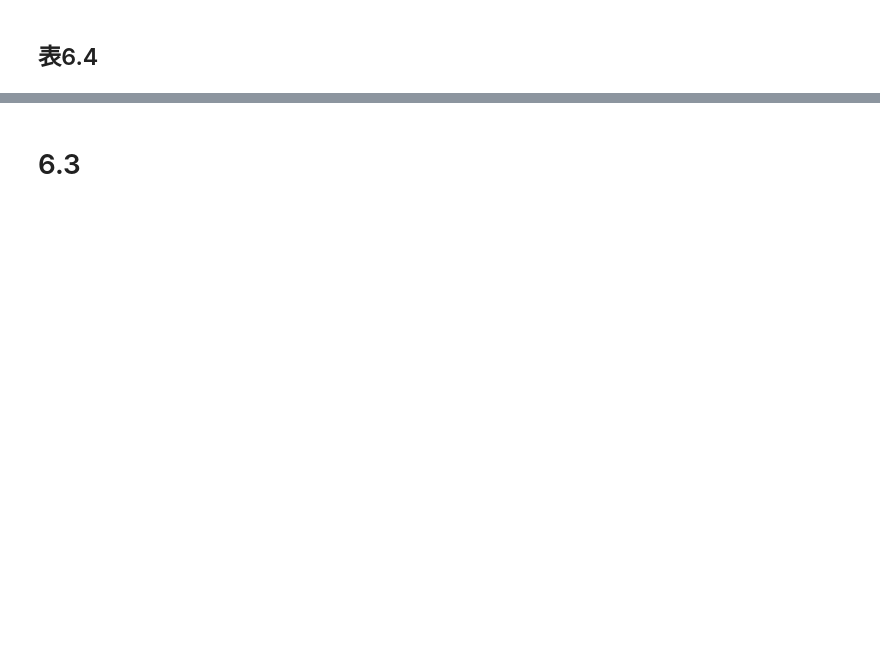
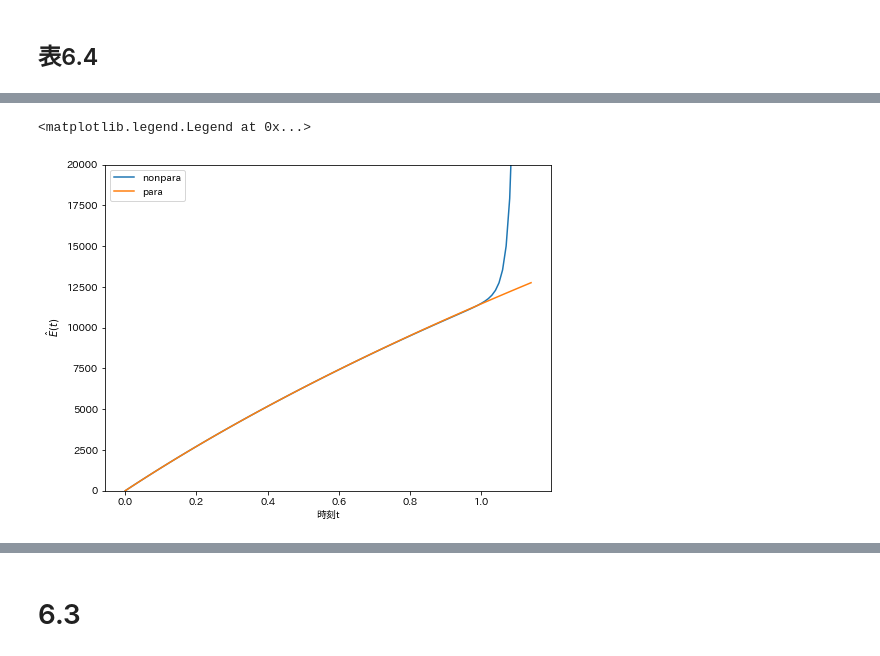
Before and after one commit to hirofsgit/Python, a Jupyter notebook: Chap6.ipynb, the cells around one changed output, grey strips where cells are left out. Cells and saved outputs as stored; diff of their text form; code cells hidden in the pictures; blank space fills up the shorter version.

```diff
--- a/Chap6.ipynb
+++ b/Chap6.ipynb
@@ -179,0 +246,3 @@ ta
+# %%
+results_2 = optimize.minimize(likelihood_2 ,x0=[0.1,90.00],bounds=[[0, np.inf], [0, np.inf]])
+results_2
@@ -179,0 +260,4 @@ ta
+# %%
+nu,sigma = results_2.x
+print('nu_hat :', nu)
+print('sigma_hat :' ,sigma)
@@ -228,0 +412,9 @@ sd_shake(1)
+# %%
+#t>1を考えてみる
+T = 115
+index_tb = [i/100 for i in range(T)]
+Enonpara_shake_list_2 = [Enonpara_shake(t/100) for t in range(T)]
+Enonpara_shake_hat_2 = pd.DataFrame({'E(t)': Enonpara_shake_list_2},index = index_tb)
+Epara_shake_list_2 = [Epara_shake(t/100) for t in range(T)]
+Epara_shake_hat_2 = pd.DataFrame( {'Epara(t)': Epara_shake_list_2},index = index_tb)
+table_et_2 = pd.concat([Enonpara_shake_hat_2,Epara_shake_hat_2],axis = 1)
@@ -229,2 +437,17 @@ sd_shake(1)
+# %%
+x=index_tb
+e_p = Epara_shake_list_2
+e_np = Enonpara_shake_list_2
+plt.figure(figsize=(8,6))
+plt.plot(x,e_np,label='nonpara')
+plt.plot(x,e_p,label='para')
+#plt.errorbar(x,e_np,yerr=sd_shake_hat_list, capsize=3, ecolor='black', mfc='None')
+plt.ylim(0,20000)
+plt.xlabel('時刻t')
+plt.ylabel('$ \hat{E}(t)$')
+plt.legend()
+# %% [output]
+<matplotlib.legend.Legend at 0x...>
+[figure, added]
 # %%
 sum(y)
```
Also changed, not shown: parts of 56 cells of this notebook.
